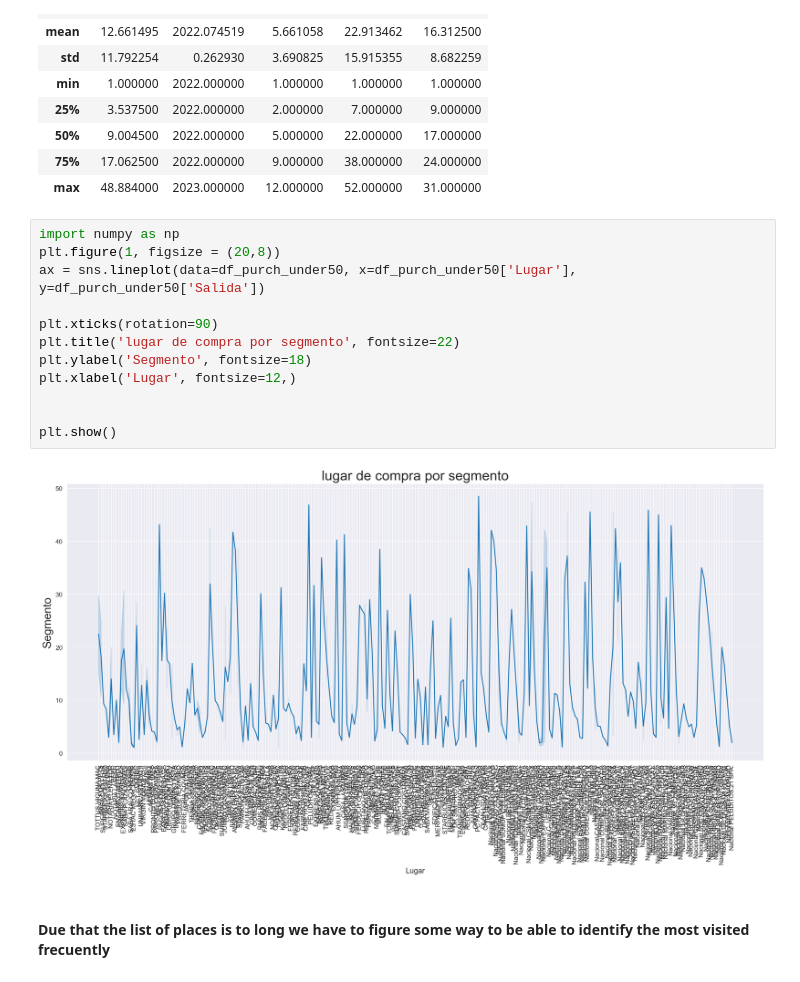
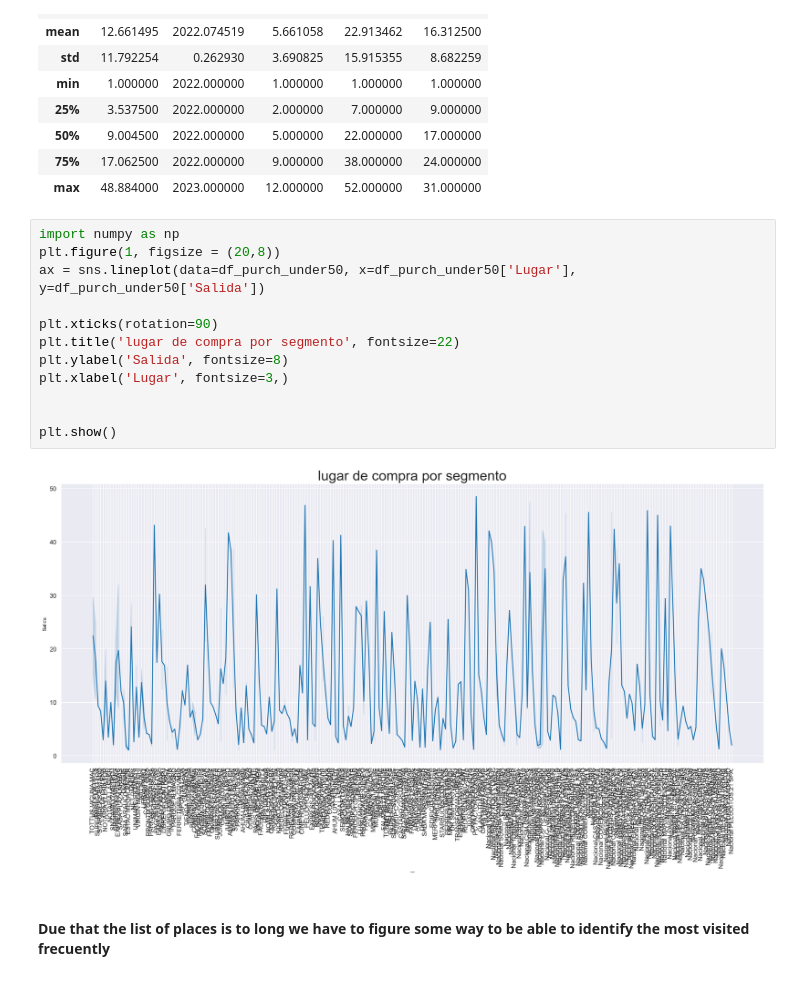
Before and after one commit to yohan-alfonso/Analisis_Exrtacto_Bancario, a Jupyter notebook: Analisis.ipynb, the cells around one changed output. Drawn from its saved outputs; the diff is of its cells as text.

Commit message:
update with graphs

```diff
--- a/Analisis.ipynb
+++ b/Analisis.ipynb
@@ -337,17 +337,17 @@ df_purch_under50.describe()
 # %%
 import numpy as np
 plt.figure(1, figsize = (20,8))
 ax = sns.lineplot(data=df_purch_under50, x=df_purch_under50['Lugar'], y=df_purch_under50['Salida'])
 
 plt.xticks(rotation=90)
 plt.title('lugar de compra por segmento', fontsize=22)
-plt.ylabel('Segmento', fontsize=18)
-plt.xlabel('Lugar', fontsize=12,)
+plt.ylabel('Salida', fontsize=8)
+plt.xlabel('Lugar', fontsize=3,)
 
 
 plt.show()
 # %% [output]
-[figure, old version]
+[figure, new version]
 # %% [markdown]
 #### Due that the list of places is to long we have to figure some way to be able to identify the most visited frecuently
 # %%
```
Also changed, not shown: parts of 12 cells of this notebook.
